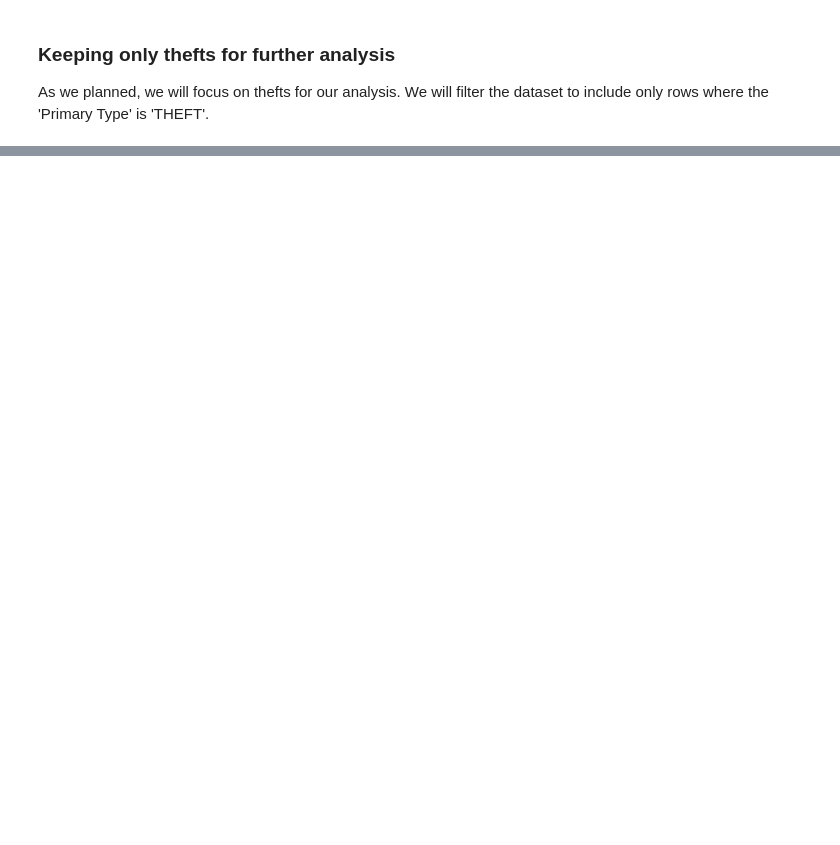
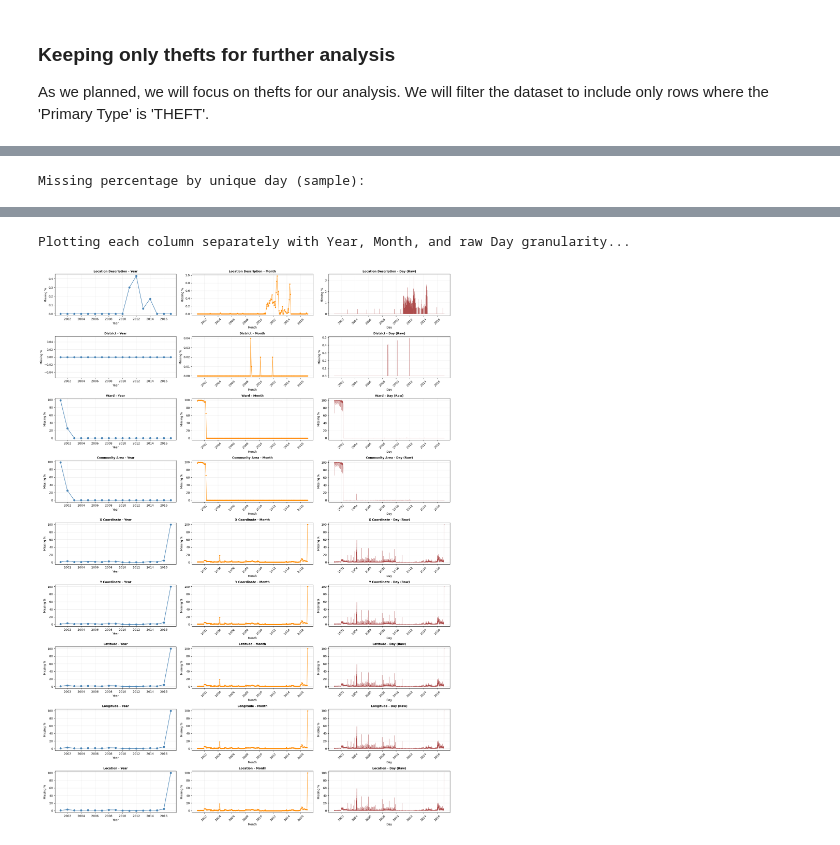
Before and after one commit to AngeloHYang/Thefts-in-Chicago, a Jupyter notebook: Data Analysis Code/Rethinking Chicago Crime.ipynb, the cells around one changed output, grey strips where cells are left out. Saved outputs shown, nothing was run; the diff lists cells and outputs as text; code cells hidden in the pictures; blank space fills up the shorter version.

```diff
--- a/Data Analysis Code/Rethinking Chicago Crime.ipynb
+++ b/Data Analysis Code/Rethinking Chicago Crime.ipynb
@@ -433,0 +496,77 @@ Theft data shape: (1284608, 23)
+# %%
+missing_cols_in_theft = Theft_data.columns[Theft_data.isna().any()].tolist()
+print(f"Columns with non-zero missingness in theft data ({len(missing_cols_in_theft)}):")
+print(missing_cols_in_theft)
+
+time_frame = Theft_data.loc[:, ["Date"] + missing_cols_in_theft].copy()
+time_frame["Year"] = time_frame["Date"].dt.year
+time_frame["YearMonth"] = time_frame["Date"].dt.to_period("M")
+time_frame["CalendarDate"] = time_frame["Date"].dt.normalize()
+
+def missing_pct_by_period(frame, period_col, value_cols):
+    summary = (
+        frame.groupby(period_col)[value_cols]
+        .apply(lambda group: group.isna().mean().mul(100).round(2))
+        .sort_index()
+    )
+    return summary
+
+missing_by_year = missing_pct_by_period(time_frame, "Year", missing_cols_in_theft)
+missing_by_month = missing_pct_by_period(time_frame, "YearMonth", missing_cols_in_theft)
+missing_by_day = missing_pct_by_period(time_frame, "CalendarDate", missing_cols_in_theft)
+
+missing_by_month_display = missing_by_month.copy()
+missing_by_month_display.index = missing_by_month_display.index.astype(str)
+
+missing_by_day_display = missing_by_day.copy()
+missing_by_day_display.index = missing_by_day_display.index.strftime("%Y-%m-%d")
+
+month_plot = missing_by_month.copy()
+month_plot.index = month_plot.index.to_timestamp()
+
+print("Missing percentage by year:")
+display(missing_by_year)
+
+print("Missing percentage by unique month:")
+display(missing_by_month_display)
+
+print("Missing percentage by unique day (sample):")
+display(missing_by_day_display.head(20))
+
+print("Plotting each column separately with Year, Month, and raw Day granularity...")
+
+# Create 9x3 grid: each row is a column (feature), each column is a granularity (Year, Month, Day)
+fig, axes = plt.subplots(len(missing_cols_in_theft), 3, figsize=(20, 3 * len(missing_cols_in_theft)), sharey=False)
+
+for row_idx, col in enumerate(missing_cols_in_theft):
+    # Year plot
+    axes[row_idx, 0].plot(missing_by_year.index, missing_by_year[col], marker="o", linewidth=1.5, color="steelblue")
+    axes[row_idx, 0].set_title(f"{col} - Year", fontsize=10, fontweight="bold")
+    axes[row_idx, 0].set_xlabel("Year")
+    axes[row_idx, 0].set_ylabel("Missing %")
+    axes[row_idx, 0].grid(True, alpha=0.25)
+
+    # Month plot
+    month_ts = month_plot.index
+    axes[row_idx, 1].plot(month_ts, missing_by_month[col], marker="o", linewidth=1, color="darkorange", markersize=3)
+    axes[row_idx, 1].set_title(f"{col} - Month", fontsize=10, fontweight="bold")
+    axes[row_idx, 1].set_xlabel("Month")
+    axes[row_idx, 1].set_ylabel("Missing %")
+    axes[row_idx, 1].grid(True, alpha=0.25)
+    axes[row_idx, 1].tick_params(axis="x", rotation=45)
+
+    # Day plot (raw daily data)
+    day_ts = missing_by_day.index
+    axes[row_idx, 2].plot(day_ts, missing_by_day[col], linewidth=0.5, color="darkred", alpha=0.7)
+    axes[row_idx, 2].set_title(f"{col} - Day (Raw)", fontsize=10, fontweight="bold")
+    axes[row_idx, 2].set_xlabel("Day")
+    axes[row_idx, 2].set_ylabel("Missing %")
+    axes[row_idx, 2].grid(True, alpha=0.25)
+    axes[row_idx, 2].tick_params(axis="x", rotation=45)
+
+plt.tight_layout()
+plt.show()
+
+del time_frame, missing_by_year, missing_by_month, missing_by_day, missing_by_month_display, missing_by_day_display
+gc.collect()
+# %% [output]
@@ -433,0 +610 @@ Theft data shape: (1284608, 23)
+Missing percentage by unique day (sample):
@@ -433,0 +629,2 @@ Theft data shape: (1284608, 23)
+Plotting each column separately with Year, Month, and raw Day granularity...
+[figure, added]
```
Also changed, not shown: parts of 21 cells of this notebook.
